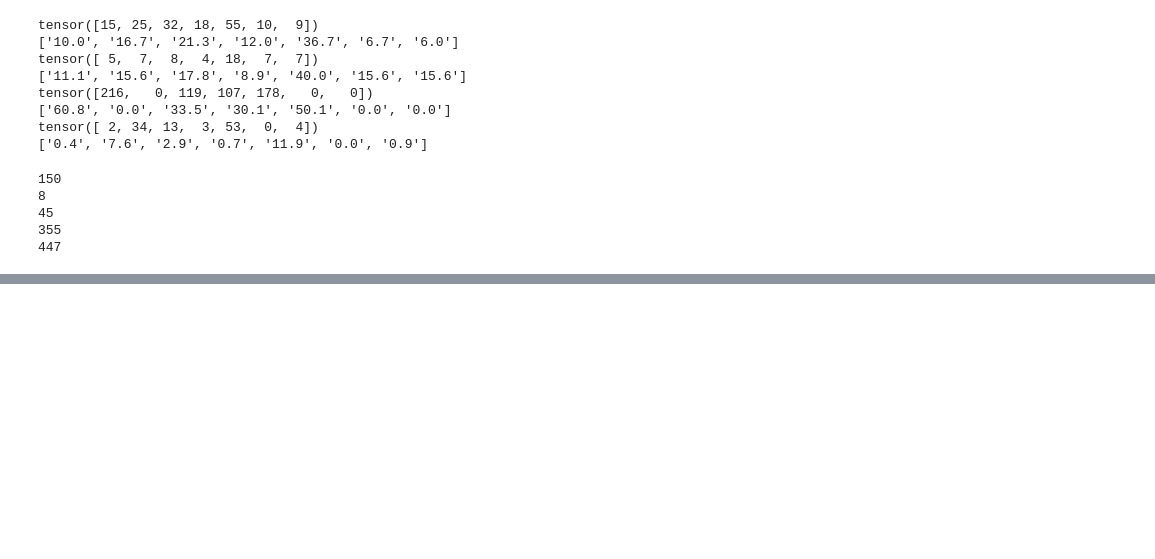
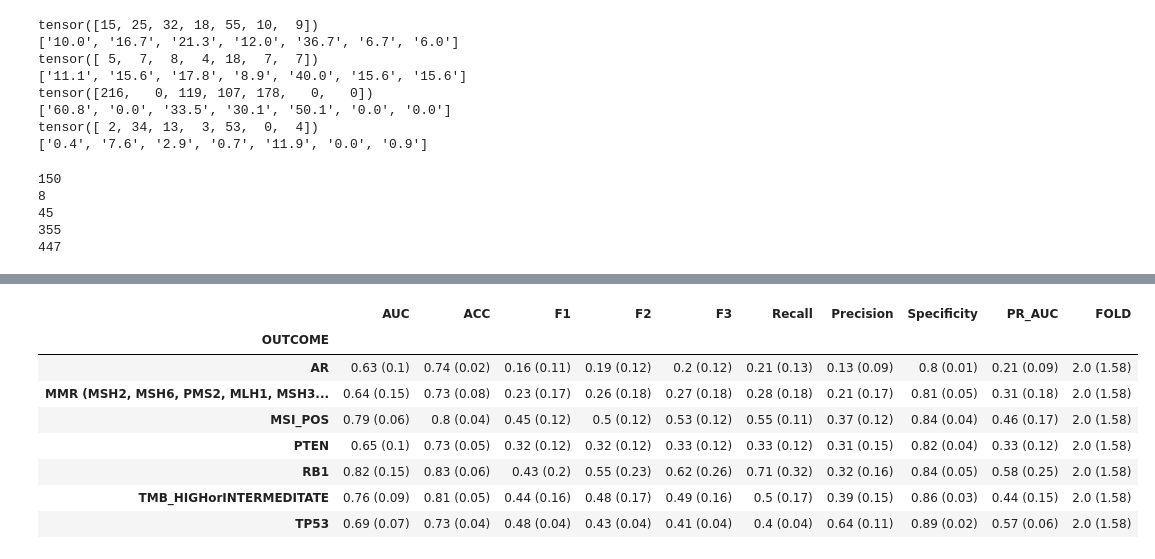
Before and after one commit to lucasliu0928/Path_CancerDetect, a Jupyter notebook: cancer_detection_final/practice_7_train_dynamic_tiles_ACMIL_AddReg_working-MultiTasking_NewFeature_TCGA.ipynb, the cells around one changed output, grey strips where cells are left out. Cells and saved outputs as stored; diff of their text form; code cells hidden in the pictures; blank space fills up the shorter version.

```diff
--- a/cancer_detection_final/practice_7_train_dynamic_tiles_ACMIL_AddReg_working-MultiTasking_NewFeature_TCGA.ipynb
+++ b/cancer_detection_final/practice_7_train_dynamic_tiles_ACMIL_AddReg_working-MultiTasking_NewFeature_TCGA.ipynb
@@ -1068,0 +1125,32 @@ for pt in selected_ids:
+# %%
+#compute CV performance
+path = '/fh/fast/etzioni_r/Lucas/mh_proj/mutation_pred/intermediate_data/pred_out02282025_ACMIL/uni2/TrainOL100_TestOL0_TFT0.9/'
+#path = '/fh/fast/etzioni_r/Lucas/mh_proj/mutation_pred/intermediate_data/pred_out02282025_ABMIL/uni2/TrainOL100_TestOL0_TFT0.9/'
+path = '/fh/fast/etzioni_r/Lucas/mh_proj/mutation_pred/intermediate_data/pred_out02122025/uni2/TrainOL100_TestOL0_TFT0.9/'
+
+perf_list = []
+fold_list = [0,1,2,3,4]
+for fold in fold_list:
+    path1 = path + "/FOLD" + str(fold) + "/MT/perf/"
+    df = pd.read_csv(path1 + "n_token3_TEST_perf.csv")
+    df.drop(columns = ['Unnamed: 0'], inplace = True)
+    df['FOLD'] = fold
+    perf_list.append(df)
+
+perf_df_all = pd.concat(perf_list)
+
+grouped_df  = round(perf_df_all.groupby(['OUTCOME']).mean(),2)
+grouped_df2 = round(perf_df_all.groupby(['OUTCOME']).std(),2)
+
+result = grouped_df.astype(str) + ' (' + grouped_df2.astype(str) + ')'
+result
+# %% [output]
+|  | AUC | ACC | F1 | F2 | F3 | Recall | Precision | Specificity | PR_AUC | FOLD |
+| OUTCOME |  |  |  |  |  |  |  |  |  |  |
+| AR | 0.63 (0.1) | 0.74 (0.02) | 0.16 (0.11) | 0.19 (0.12) | 0.2 (0.12) | 0.21 (0.13) | 0.13 (0.09) | 0.8 (0.01) | 0.21 (0.09) | 2.0 (1.58) |
+| MMR (MSH2, MSH6, PMS2, MLH1, MSH3... | 0.64 (0.15) | 0.73 (0.08) | 0.23 (0.17) | 0.26 (0.18) | 0.27 (0.18) | 0.28 (0.18) | 0.21 (0.17) | 0.81 (0.05) | 0.31 (0.18) | 2.0 (1.58) |
+| MSI_POS | 0.79 (0.06) | 0.8 (0.04) | 0.45 (0.12) | 0.5 (0.12) | 0.53 (0.12) | 0.55 (0.11) | 0.37 (0.12) | 0.84 (0.04) | 0.46 (0.17) | 2.0 (1.58) |
+| PTEN | 0.65 (0.1) | 0.73 (0.05) | 0.32 (0.12) | 0.32 (0.12) | 0.33 (0.12) | 0.33 (0.12) | 0.31 (0.15) | 0.82 (0.04) | 0.33 (0.12) | 2.0 (1.58) |
+| RB1 | 0.82 (0.15) | 0.83 (0.06) | 0.43 (0.2) | 0.55 (0.23) | 0.62 (0.26) | 0.71 (0.32) | 0.32 (0.16) | 0.84 (0.05) | 0.58 (0.25) | 2.0 (1.58) |
+| TMB_HIGHorINTERMEDITATE | 0.76 (0.09) | 0.81 (0.05) | 0.44 (0.16) | 0.48 (0.17) | 0.49 (0.16) | 0.5 (0.17) | 0.39 (0.15) | 0.86 (0.03) | 0.44 (0.15) | 2.0 (1.58) |
+| TP53 | 0.69 (0.07) | 0.73 (0.04) | 0.48 (0.04) | 0.43 (0.04) | 0.41 (0.04) | 0.4 (0.04) | 0.64 (0.11) | 0.89 (0.02) | 0.57 (0.06) | 2.0 (1.58) |
```
Also changed, not shown: parts of 13 cells of this notebook, 16 other files.
